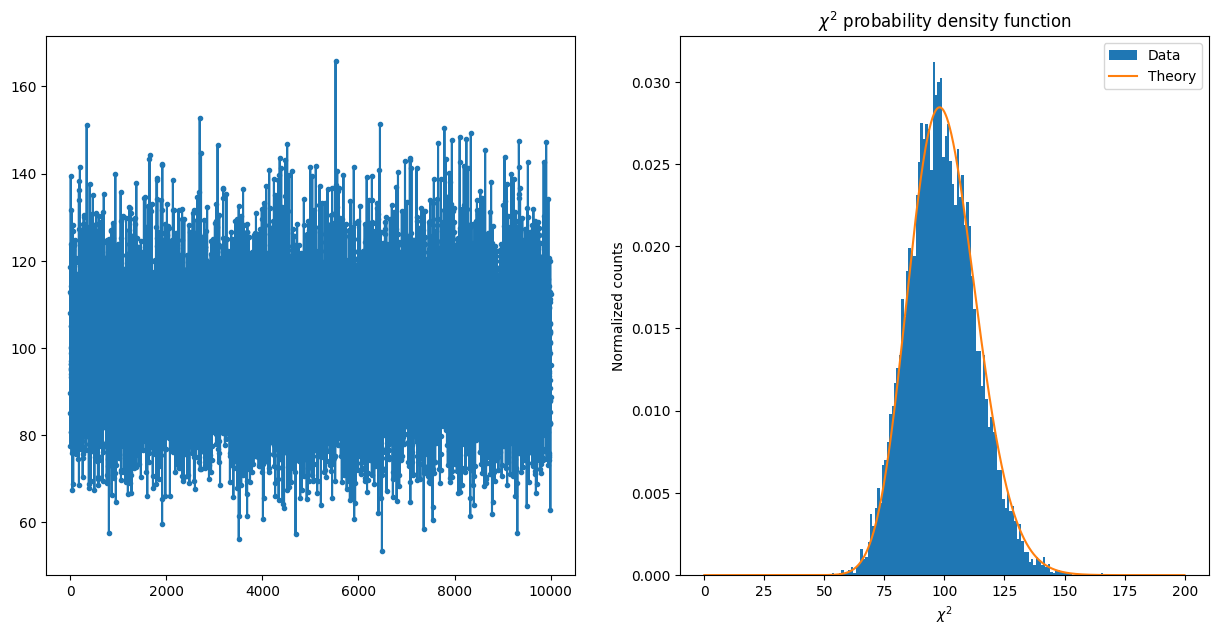
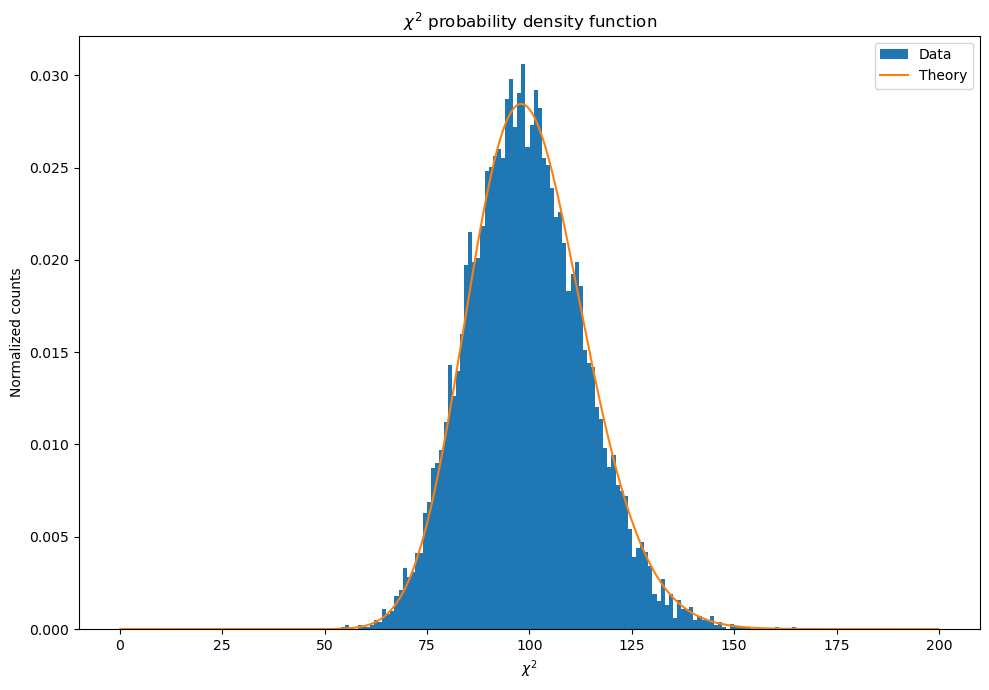
The notebook cell's code change between the first figure and the second:
--- before
+++ after
@@ -1,18 +1,13 @@
 chi2 = np.loadtxt("../01-Exercises/OUTPUT/chi2.out")
 
-fig, axs = plt.subplots(1, 2, figsize=(15,7))
+fig, ax = plt.subplots(1, 1, figsize=(10,7))
 xmin, xmax = 0.1, 200
 nbins = 200
 x = np.arange(xmin, xmax, 0.1)
 
-ax = axs[0]
-print(chi2.size)
-ax.plot(range(1, chi2.size+1), chi2, marker=".")
-
-ax = axs[1]
 ax.hist(chi2, bins=nbins, range=(xmin,xmax), density=True, label="Data");
 k = 100
 
-ax.plot(x, np.power(x, k*0.5-1)*np.exp(-x*0.5)/(np.power(2, k*0.5)*math.gamma(k*0.5)), label="Theory");
+ax.plot(x, chi_2_dist(x, k), label="Theory");
 
 ax.legend()
@@ -20,2 +15,4 @@
 ax.set_xlabel(r"$\chi^2$")
 ax.set_ylabel("Normalized counts");
+
+plt.tight_layout();

Commit: Finished all exercises